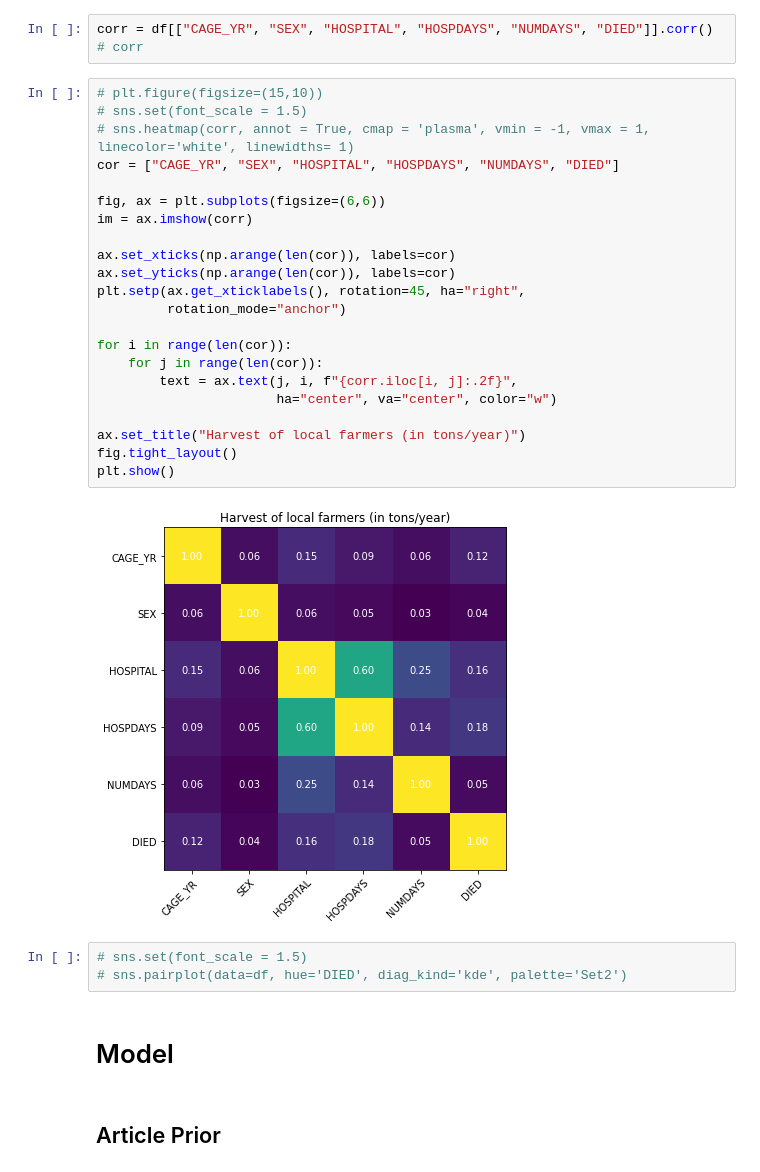
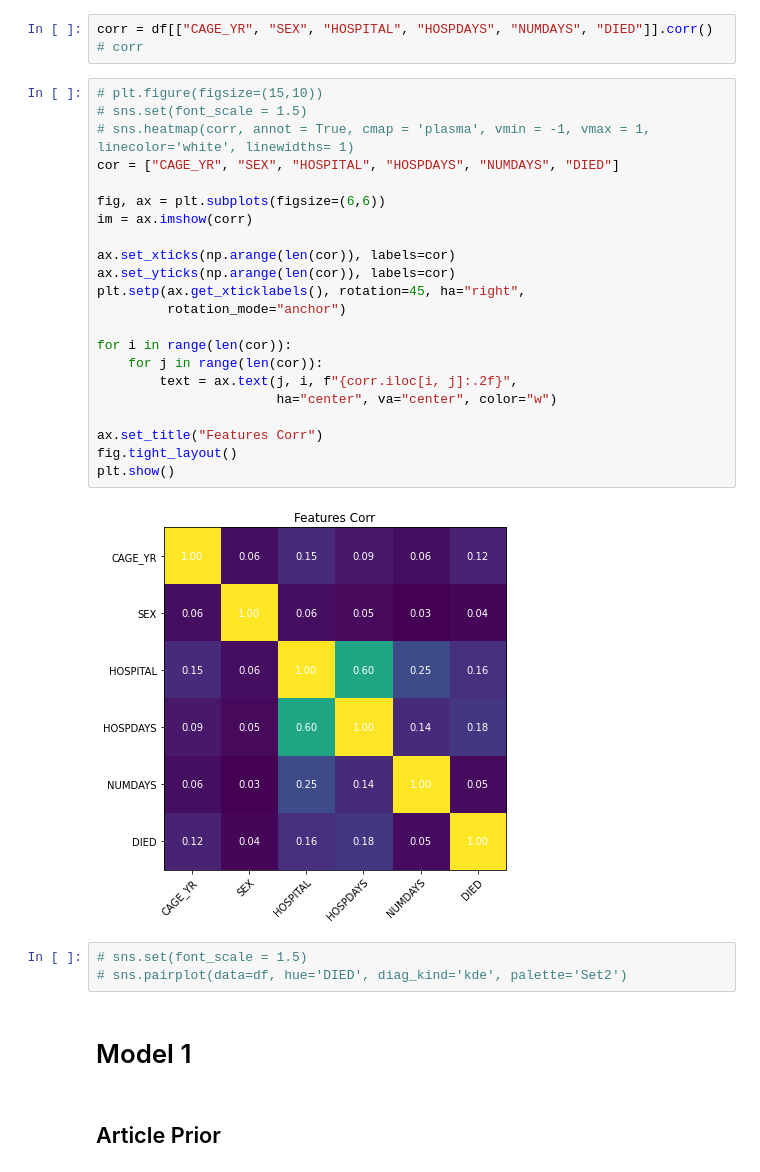
Before and after one commit to SzewczykSzy/DA_Project, a Jupyter notebook: notebook/classification_of_post-vaccination_deaths.ipynb, the cells around one changed output. Cells and saved outputs as stored; diff of their text form.

```diff
--- a/notebook/classification_of_post-vaccination_deaths.ipynb
+++ b/notebook/classification_of_post-vaccination_deaths.ipynb
@@ -180,32 +180,32 @@ corr = df[["CAGE_YR", "SEX", "HOSPITAL", "HOSPDAYS", "NUMDAYS", "DIED"]].corr()
 # %%
 # plt.figure(figsize=(15,10))
 # sns.set(font_scale = 1.5)
 # sns.heatmap(corr, annot = True, cmap = 'plasma', vmin = -1, vmax = 1, linecolor='white', linewidths= 1)
 cor = ["CAGE_YR", "SEX", "HOSPITAL", "HOSPDAYS", "NUMDAYS", "DIED"]
 
 fig, ax = plt.subplots(figsize=(6,6))
 im = ax.imshow(corr)
 
 ax.set_xticks(np.arange(len(cor)), labels=cor)
 ax.set_yticks(np.arange(len(cor)), labels=cor)
 plt.setp(ax.get_xticklabels(), rotation=45, ha="right",
          rotation_mode="anchor")
 
 for i in range(len(cor)):
     for j in range(len(cor)):
         text = ax.text(j, i, f"{corr.iloc[i, j]:.2f}",
                        ha="center", va="center", color="w")
 
-ax.set_title("Harvest of local farmers (in tons/year)")
+ax.set_title("Features Corr")
 fig.tight_layout()
 plt.show()
 # %% [output]
-[figure, old version]
+[figure, new version]
 # %%
 # sns.set(font_scale = 1.5)
 # sns.pairplot(data=df, hue='DIED', diag_kind='kde', palette='Set2')
 # %% [markdown]
-# Model
+# Model 1
 # %% [markdown]
 ## Article Prior
 # %%
```
Also changed, not shown: parts of 53 cells of this notebook, 7 other files.
